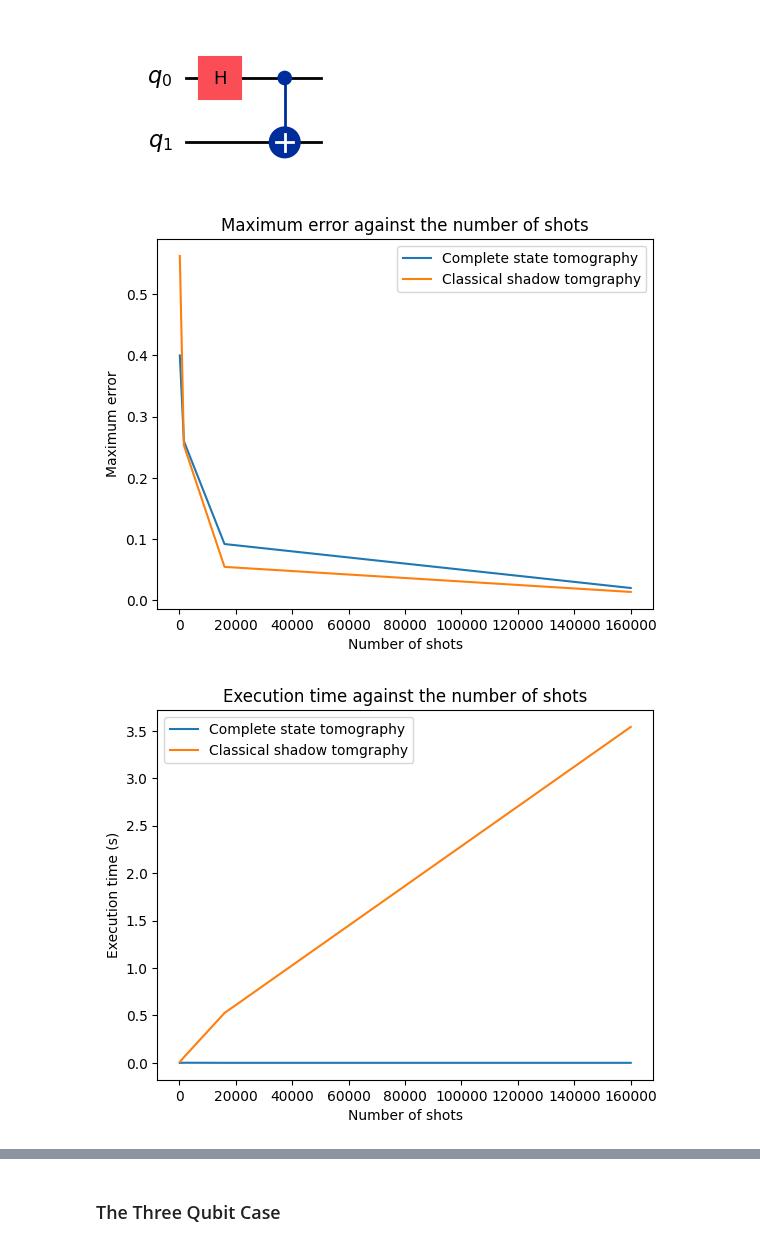
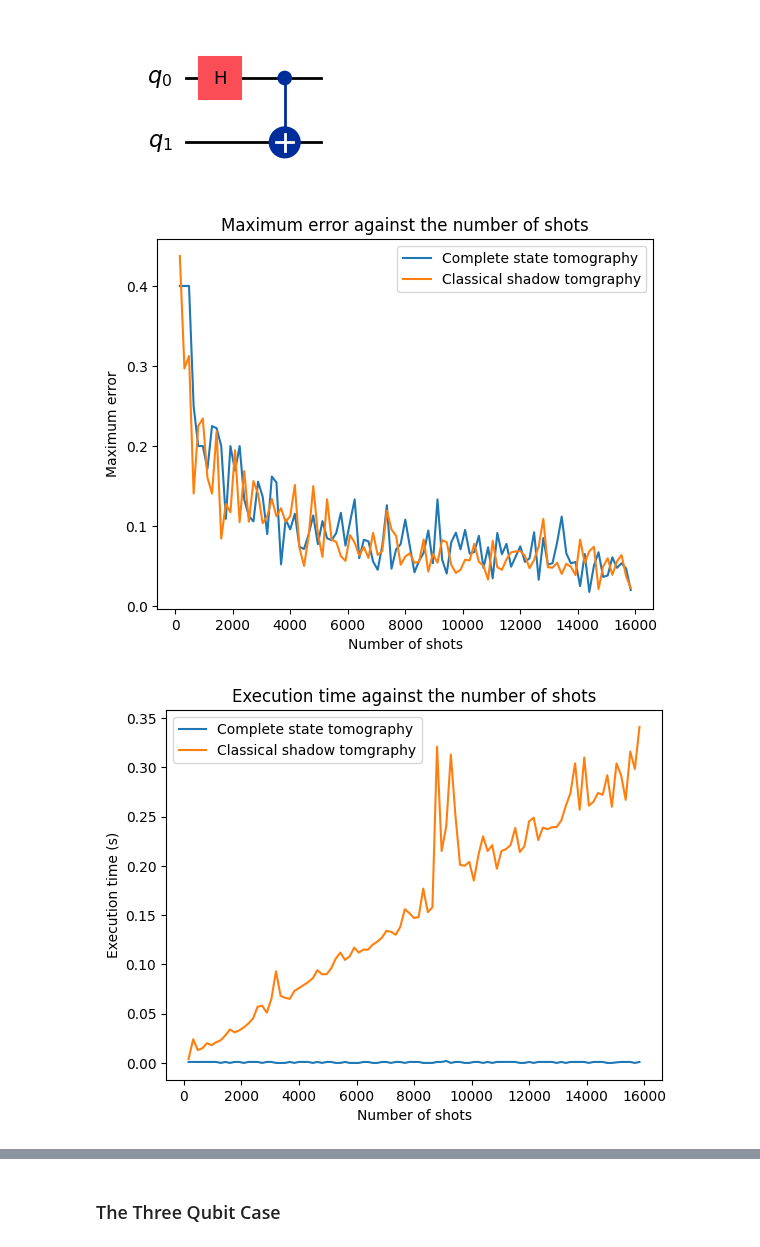
Before and after one commit to ZacharyKokot/Summer-Research-2024, a Jupyter notebook: ShadowTomography.ipynb, the cells around one changed output, grey strips where cells are left out. Saved outputs shown, nothing was run; the diff lists cells and outputs as text; code cells hidden in the pictures.

```diff
--- a/ShadowTomography.ipynb
+++ b/ShadowTomography.ipynb
@@ -356,7 +357,10 @@ def generate_classical_shadow(circuit, shadow_size):
     # Create a sampler to simulate the quantum circuit on a single shot.
     sampler = StatevectorSampler(default_shots=1)
 
-    #
+    # List to store the circuits for each measurement scheme.
+    circuits = []
+
+    # Generate the circuits for each measurement scheme.
     for i in range(shadow_size):
 
         # Apply the measurement scheme to the qubits
@@ -373,10 +377,14 @@ def generate_classical_shadow(circuit, shadow_size):
 
         qc.measure_all()
 
-        # Run the sampler on the quantum circuit and store the result.
-        result = sampler.run([qc]).result()[0]
+        circuits.append(qc)
 
-        # A change
+    # Simulate the circuits and store the results.
+    # Run the sampler on the quantum circuit and store the result.
+    results = sampler.run(circuits).result()
+
+    # Process he results of the measurements. Convert the bit-strings to eigenvalues of the observable.
+    for i, result in enumerate(results):
 
         # Store the bit-strings representing the measured basis states. Because the sampler is configured to run the circuit once, there is only one result.
         counts = result.data.meas.get_counts()
@@ -1111,7 +1122,7 @@ bell_state_qc.draw("mpl")
 [figure]
 # %%
 # An array of the total number of state copies to take measurements on.
-shots_list = [160, 1600, 16000, 160000]
+shots_list = range(160, 16000, 160)
 
 # Generate the 2-qubit Pauli observables.
 observables = two_point_paulis(bell_state_qc.num_qubits)
@@ -1168,32 +1179,32 @@ for shots in shots_list:
     for observable in observables:
         shadow_expectations.append(estimate_pauli_observable(shadow, observable))
 
     end = time.time()
 
     shadow_times.append(end - start)
     ################################################################################################################
 
     # Compute the maximum error for the shadow method.
     max_shadow_error.append(np.max(np.abs(np.array(true_expectations) - np.array(shadow_expectations))))
 
 # Plots
 # Plot the maximum error for each estimation method against the number of shots.
 plt.plot(shots_list, max_tomography_error, label = "Complete state tomography")
 plt.plot(shots_list, max_shadow_error, label = "Classical shadow tomgraphy")
 plt.xlabel("Number of shots")
 plt.ylabel("Maximum error")
 plt.title("Maximum error against the number of shots")
 plt.legend()
 plt.show()
 
 # Plot the execution times for each estimation method against the number of shots.
 plt.plot(shots_list, tomography_times, label = "Complete state tomography")
 plt.plot(shots_list, shadow_times, label = "Classical shadow tomgraphy")
 plt.xlabel("Number of shots")
 plt.ylabel("Execution time (s)")
 plt.title("Execution time against the number of shots")
 plt.legend()
 plt.show()
 # %% [output]
-[figure, old version]
+[figure, new version]
-[figure, old version]
+[figure, new version]
```
Also changed, not shown: parts of 14 cells of this notebook, 2 other files.
